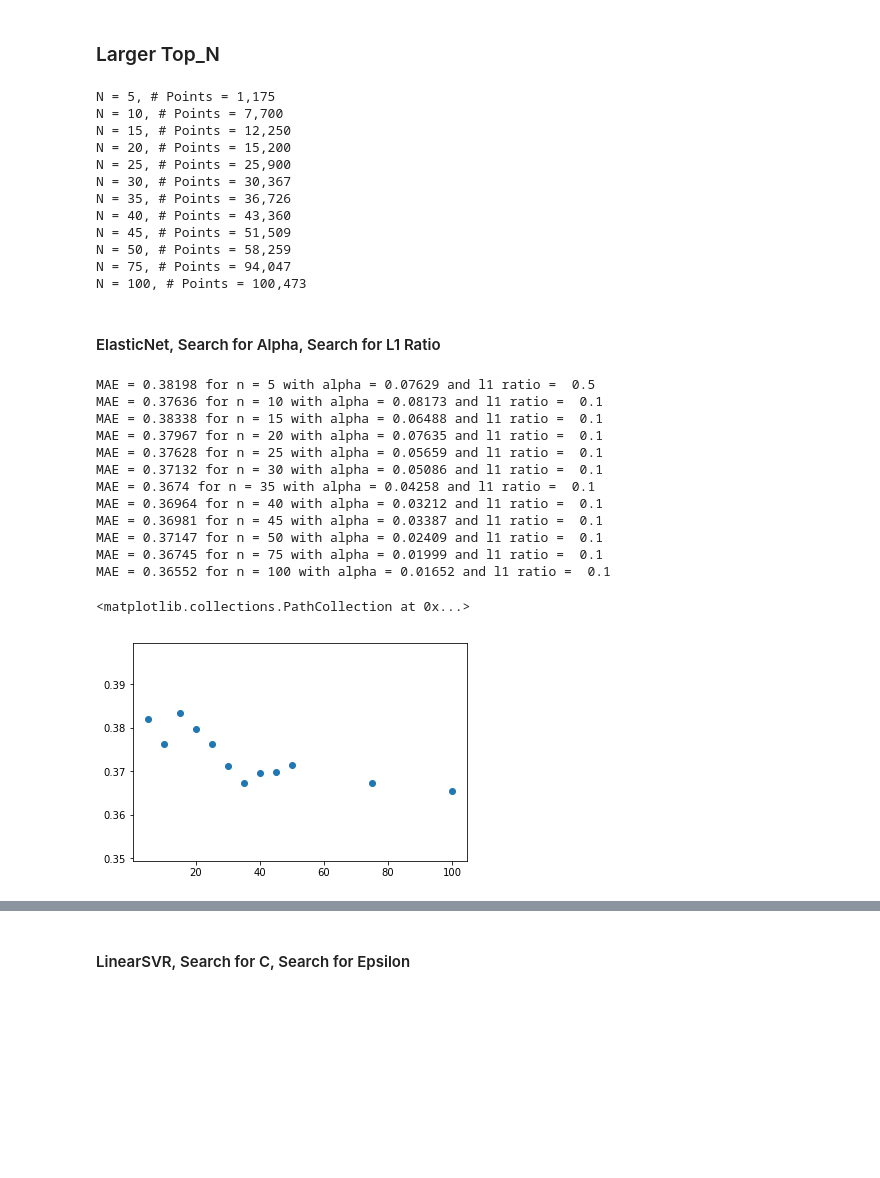
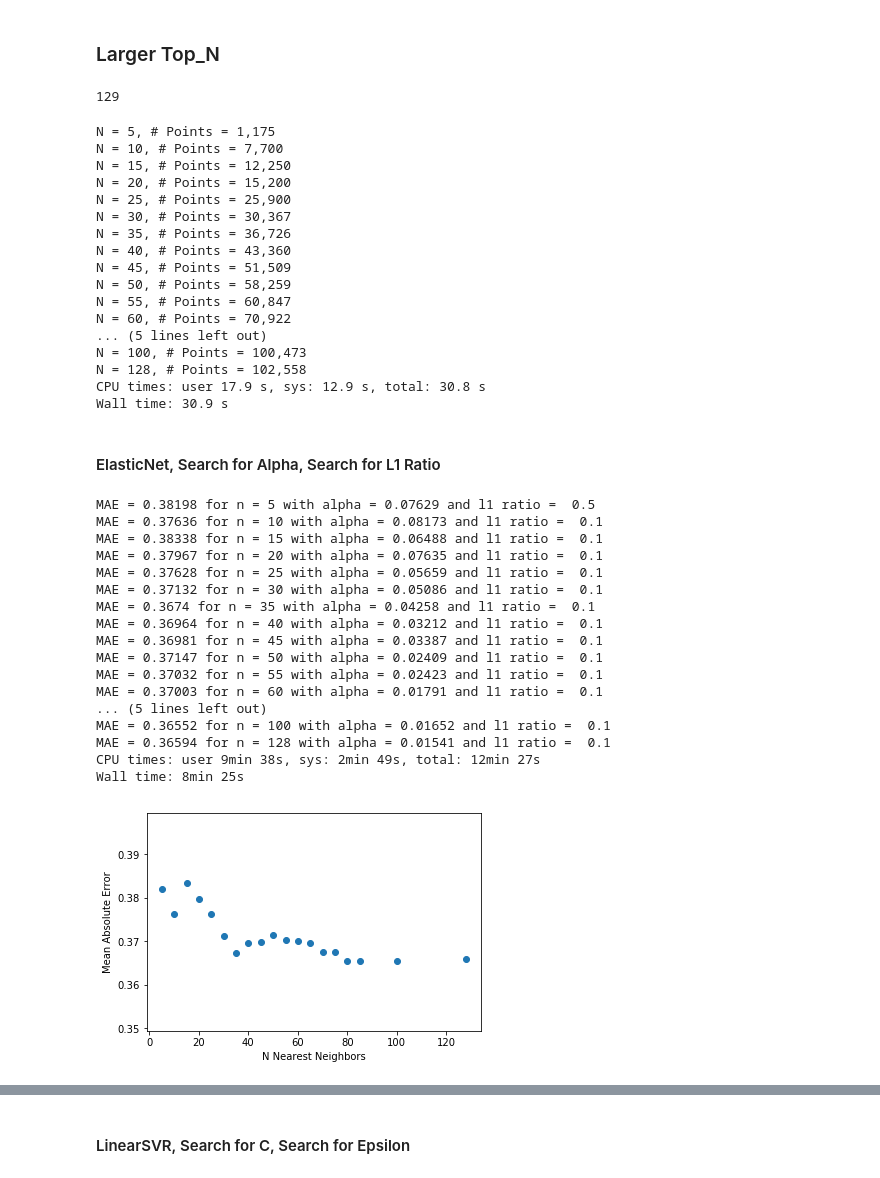
Before and after one commit to tomsharp/BeerMe, a Jupyter notebook: notebooks/Pipeline.ipynb, the cells around one changed output, grey strips where cells are left out. Saved outputs shown, nothing was run; the diff lists cells and outputs as text; code cells hidden in the pictures; blank space fills up the shorter version.

```diff
--- a/notebooks/Pipeline.ipynb
+++ b/notebooks/Pipeline.ipynb
@@ -682,8 +682,14 @@ MAE = 0.37835 for n = 9 with final params = {'C': 0.1, 'epsilon': 0.125, 'fit_in
 MAE = 0.36786 for n = 10 with final params = {'C': 0.1, 'epsilon': 0.125, 'fit_intercept': False, 'loss': 'epsilon_insensitive', 'max_iter': 100000, 'random_state': 10}
 # %% [markdown]
 ### Larger Top_N
+# %%
+len(df['username'].unique())
+# %% [output]
+129
 # %%
-n_users_list = [5, 10, 15, 20, 25, 30, 35, 40, 45, 50, 75, 100]
+%%time
+
+n_users_list = [5, 10, 15, 20, 25, 30, 35, 40, 45, 50, 55, 60, 65, 70, 75, 80, 85, 100, len(df['username'].unique())-1]
 
 for n in n_users_list:
     top_n = list(sim_df.sort_values('sim_score', ascending=False)[0:n]['username'])
@@ -700,13 +706,20 @@ N = 35, # Points = 36,726
 N = 40, # Points = 43,360
 N = 45, # Points = 51,509
 N = 50, # Points = 58,259
-N = 75, # Points = 94,047
+N = 55, # Points = 60,847
+N = 60, # Points = 70,922
+... (5 lines left out)
 N = 100, # Points = 100,473
+N = 128, # Points = 102,558
+CPU times: user 17.9 s, sys: 12.9 s, total: 30.8 s
+Wall time: 30.9 s
 # %% [markdown]
 #### ElasticNet, Search for Alpha, Search for L1 Ratio
 # %%
 l1_ratio_space = [.1, .5, .7, .9, .95, .99, 1]
 # %%
+%%time
+
 mae_list = []
 quarter_abs_error_list = []
 half_abs_error_list = []
@@ -758,10 +771,17 @@ MAE = 0.3674 for n = 35 with alpha = 0.04258 and l1 ratio =  0.1
 MAE = 0.36964 for n = 40 with alpha = 0.03212 and l1 ratio =  0.1
 MAE = 0.36981 for n = 45 with alpha = 0.03387 and l1 ratio =  0.1
 MAE = 0.37147 for n = 50 with alpha = 0.02409 and l1 ratio =  0.1
-MAE = 0.36745 for n = 75 with alpha = 0.01999 and l1 ratio =  0.1
+MAE = 0.37032 for n = 55 with alpha = 0.02423 and l1 ratio =  0.1
+MAE = 0.37003 for n = 60 with alpha = 0.01791 and l1 ratio =  0.1
+... (5 lines left out)
 MAE = 0.36552 for n = 100 with alpha = 0.01652 and l1 ratio =  0.1
+MAE = 0.36594 for n = 128 with alpha = 0.01541 and l1 ratio =  0.1
+CPU times: user 9min 38s, sys: 2min 49s, total: 12min 27s
+Wall time: 8min 25s
 # %%
 plt.scatter(x=n_users_list, y=mae_list)
+plt.xlabel("N Nearest Neighbors")
+plt.ylabel("Mean Absolute Error")
+plt.show()
 # %% [output]
-<matplotlib.collections.PathCollection at 0x...>
-[figure, old version]
+[figure, new version]
```
Also changed, not shown: parts of 6 cells of this notebook.
